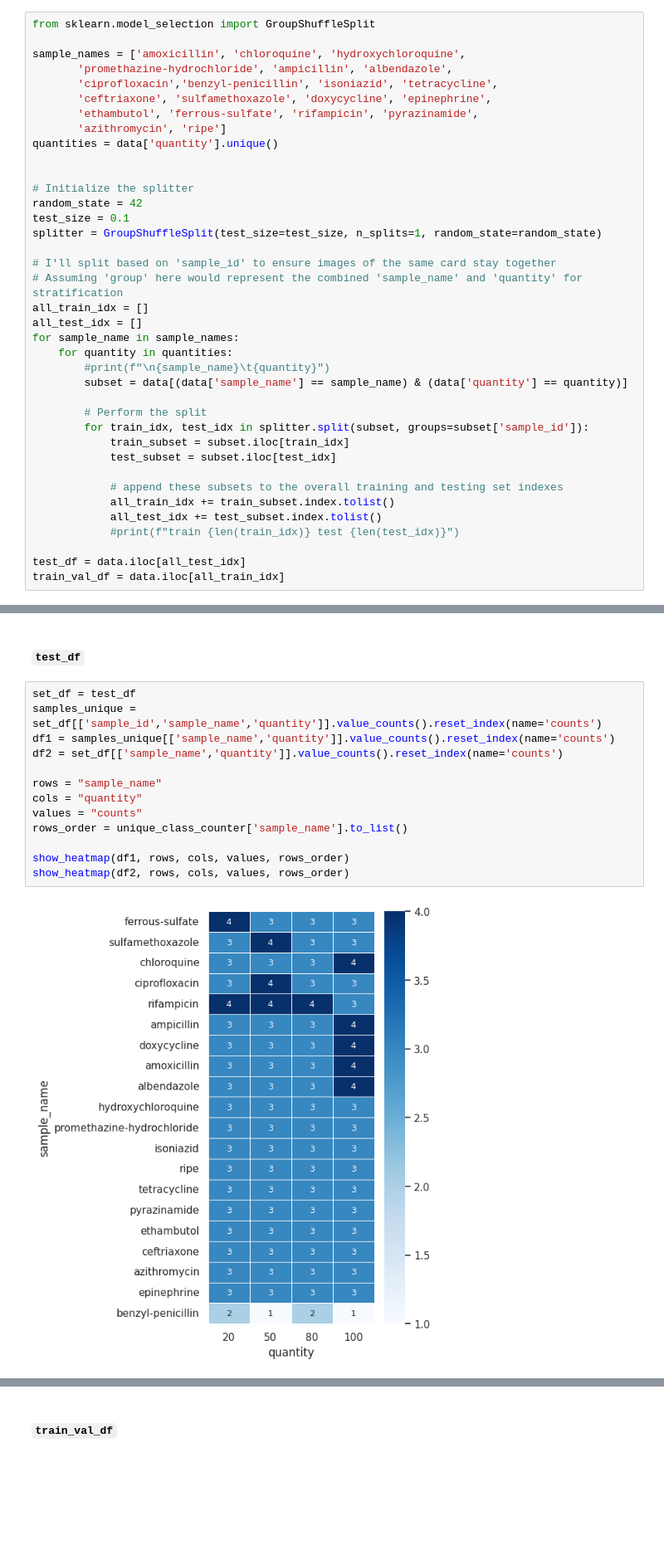
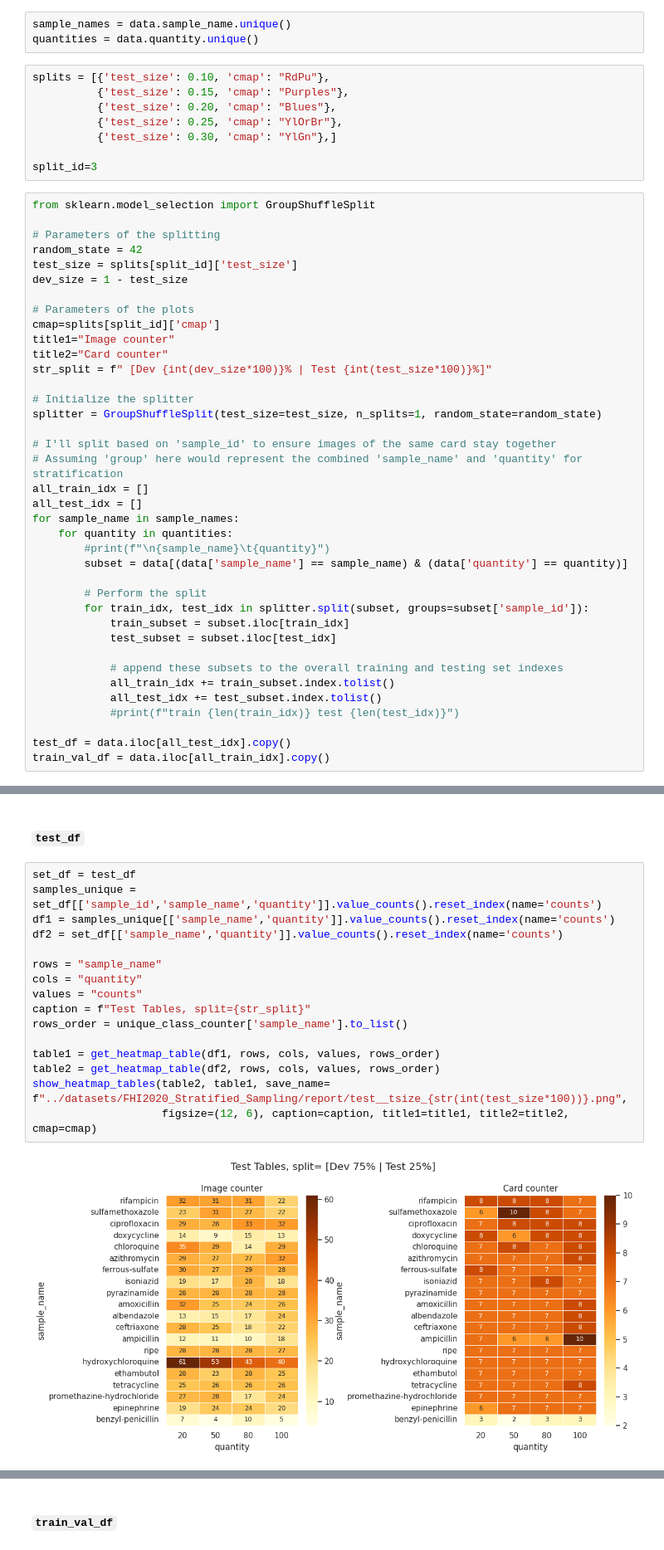
Before and after one commit to PaperAnalyticalDeviceND/pad_dataset_registry, a Jupyter notebook: nbs/create_dataset_FHI_2020_strat_sampling.ipynb, the cells around one changed output, grey strips where cells are left out. Shown at 83% size. Drawn from its saved outputs; the diff is of its cells as text; blank space fills up the shorter version.

Commit message:
split update for 25/75

```diff
--- a/nbs/create_dataset_FHI_2020_strat_sampling.ipynb
+++ b/nbs/create_dataset_FHI_2020_strat_sampling.ipynb
@@ -1271,18 +353,29 @@ show_heatmap(df2, rows, cols, values, rows_order)
+# %%
+sample_names = data.sample_name.unique()
+quantities = data.quantity.unique()
+# %%
+splits = [{'test_size': 0.10, 'cmap': "RdPu"},
+          {'test_size': 0.15, 'cmap': "Purples"},
+          {'test_size': 0.20, 'cmap': "Blues"},
+          {'test_size': 0.25, 'cmap': "YlOrBr"},
+          {'test_size': 0.30, 'cmap': "YlGn"},]
+
+split_id=3
 # %%
 from sklearn.model_selection import GroupShuffleSplit
 
-sample_names = ['amoxicillin', 'chloroquine', 'hydroxychloroquine',
-       'promethazine-hydrochloride', 'ampicillin', 'albendazole',
-       'ciprofloxacin','benzyl-penicillin', 'isoniazid', 'tetracycline',
-       'ceftriaxone', 'sulfamethoxazole', 'doxycycline', 'epinephrine',
-       'ethambutol', 'ferrous-sulfate', 'rifampicin', 'pyrazinamide',
-       'azithromycin', 'ripe']
-quantities = data['quantity'].unique()
+# Parameters of the splitting
+random_state = 42
+test_size = splits[split_id]['test_size']
+dev_size = 1 - test_size
 
+# Parameters of the plots
+cmap=splits[split_id]['cmap']
+title1="Image counter"
+title2="Card counter"
+str_split = f" [Dev {int(dev_size*100)}% | Test {int(test_size*100)}%]"
 
 # Initialize the splitter
-random_state = 42
-test_size = 0.1
 splitter = GroupShuffleSplit(test_size=test_size, n_splits=1, random_state=random_state)
 
 # I'll split based on 'sample_id' to ensure images of the same card stay together
@@ -1304,5 +397,5 @@ for sample_name in sample_names:
             all_test_idx += test_subset.index.tolist()
             #print(f"train {len(train_idx)} test {len(test_idx)}")
 
-test_df = data.iloc[all_test_idx]
-train_val_df = data.iloc[all_train_idx]
+test_df = data.iloc[all_test_idx].copy()
+train_val_df = data.iloc[all_train_idx].copy()
@@ -1311,15 +408,18 @@ train_val_df = data.iloc[all_train_idx]
 # %%
 set_df = test_df
 samples_unique = set_df[['sample_id','sample_name','quantity']].value_counts().reset_index(name='counts')
 df1 = samples_unique[['sample_name','quantity']].value_counts().reset_index(name='counts')
 df2 = set_df[['sample_name','quantity']].value_counts().reset_index(name='counts')
 
 rows = "sample_name"
 cols = "quantity"
 values = "counts"
+caption = f"Test Tables, split={str_split}"
 rows_order = unique_class_counter['sample_name'].to_list()
 
-show_heatmap(df1, rows, cols, values, rows_order)
-show_heatmap(df2, rows, cols, values, rows_order)
+table1 = get_heatmap_table(df1, rows, cols, values, rows_order)
+table2 = get_heatmap_table(df2, rows, cols, values, rows_order)
+show_heatmap_tables(table2, table1, save_name= f"../datasets/FHI2020_Stratified_Sampling/report/test__tsize_{str(int(test_size*100))}.png",
+                    figsize=(12, 6), caption=caption, title1=title1, title2=title2, cmap=cmap)
 # %% [output]
-[figure, old version]
+[figure, new version]
```
Also changed, not shown: parts of 145 cells of this notebook, 11 other files.
